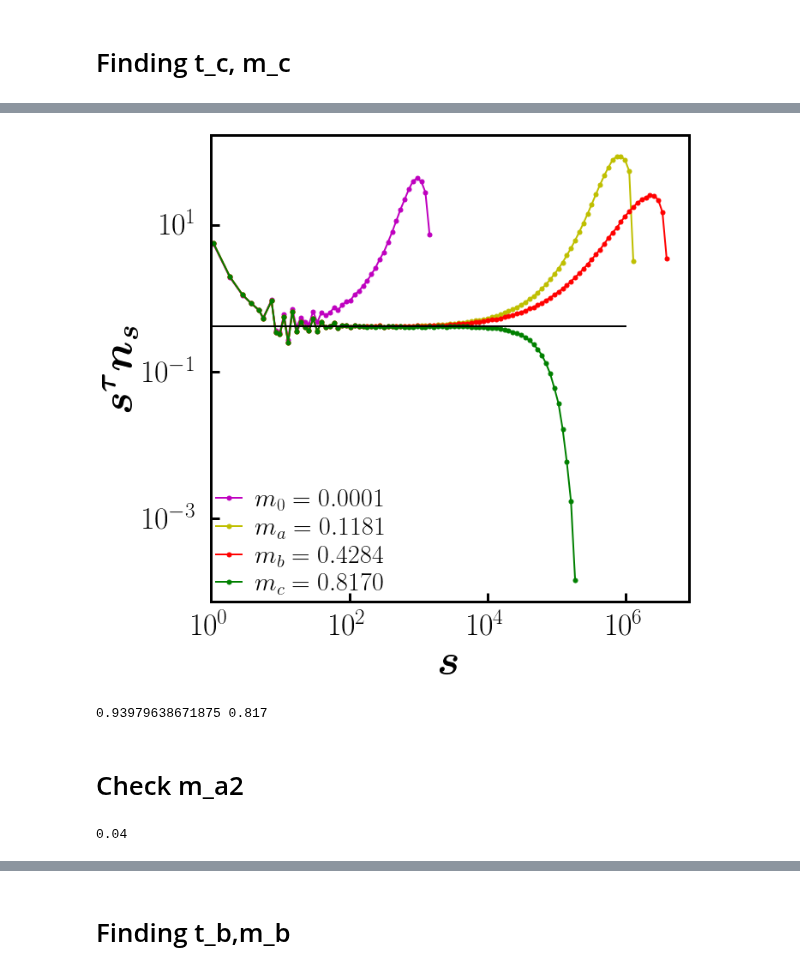
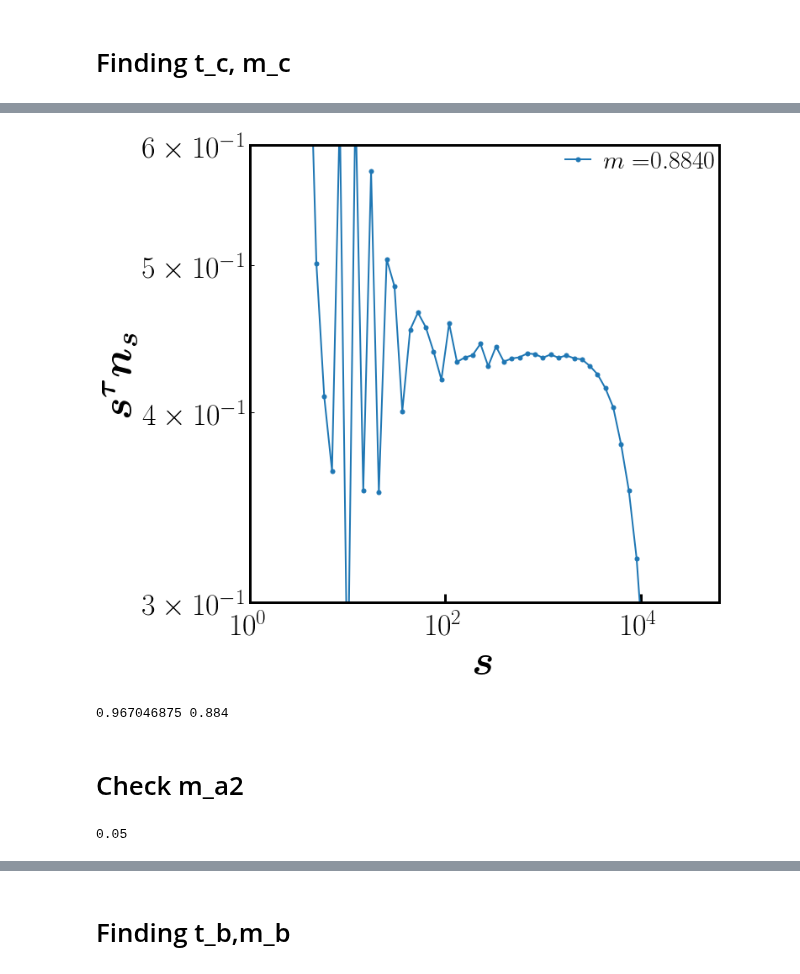
Before and after one commit to hoyunchoi/mBFW, a Jupyter notebook: src/characteristic_time.ipynb, the cells around one changed output, grey strips where cells are left out. Drawn from its saved outputs; the diff is of its cells as text; code cells hidden in the pictures.

```diff
--- a/src/characteristic_time.ipynb
+++ b/src/characteristic_time.ipynb
@@ -57,8 +54,8 @@ There is problem at reading ../data/clusterSizeDist/single/N1.0e+07,G0.5,E75000,
 fig, ax = plt.subplots()
 ax.set_rasterized(True)
 
-networkSize = 10240000
-acceptanceThreshold = 0.5
+networkSize = 1280000
+acceptanceThreshold = 0.4
 current = networkSize, acceptanceThreshold
 
 t, op = avgLinBin(time[networkSize], orderParameter[current])
@@ -66,6 +63,7 @@ ax.plot(t, op, 'b-')
 t_a2, m_a2, t_inflection, m_inflection = rd.get_ta_inflection(networkSize, orderParameter[current])
 a = m_inflection/(t_inflection-t_a2)
 ax.plot([t_a2, t_inflection + (1-m_inflection)/a], [0, 1], 'k-', linewidth=3)
+ax.plot(t_inflection, m_inflection, "ko", markersize=10)
 ax.plot([t_a2,t_a2], [0, m_a2], 'k--')
 ax.plot(t_a2, m_a2, 'yX', label=latex_string("(t_a, m_a)"))
 
@@ -91,14 +90,11 @@ print(t_a2,m_a2,t_inflection, m_inflection)
 # %% [markdown]
 # Finding t_c, m_c
 # %%
-networkSize = 10240000
-acceptanceThreshold = 0.5
+networkSize = 1280000
+acceptanceThreshold = 0.4
 current = networkSize, acceptanceThreshold
-m_a1 = points[current]["m_a1"]
-m_a2 = points[current]["m_a2"]
-m_b = points[current]["m_b"]
-m_c = points[current]["m_c"]
+m_a1, m_a2, m_b, m_c = points[current]["m_a1"], points[current]["m_a2"], points[current]["m_b"], points[current]["m_c"]
 
-print(", ".join('{:.4f}'.format(op) for op in clusterSizeDist_op[current]))
+print(", ".join('{:.6f}'.format(op) for op in clusterSizeDist_op[current]))
 print(m_a1, m_a2, m_b, m_c)
 # %% [output]
@@ -107,57 +103,63 @@ print(m_a1, m_a2, m_b, m_c)
 # %%
 fig, ax = plt.subplots()
 ax.set_rasterized(True)
 
-tau = 2.16
+tau = 2.13
 def plotCSD_tau(op, label=None, color=None):
-    csd, dist = distLogBin(*clusterSizeDist[current, op], delta_exponent=0.06)
+    csd, dist = distLogBin(*clusterSizeDist[current, op], delta_exponent=0.08)
     dist *= np.power(csd, tau)
-    label_name = label if label else latex_string("m=") + latex_float(op, 3)
+    label_name = label if label else latex_string("m=") + latex_float(op, 4)
     color_name = color if color else next(ax._get_lines.prop_cycler)['color']
     ax.plot(csd, dist, 'o-', label=label_name, markersize=5, linewidth=2, color=color_name)
 
-plotCSD_tau(0.0001, latex_string("m_0={:.4f}".format(m_a1)), color='m')
-plotCSD_tau(0.1200, latex_string("m_a={:.4f}".format(m_a2)), color='y')
-plotCSD_tau(0.4300, latex_string("m_b={:.4f}".format(m_b)), color='r')
-plotCSD_tau(0.8170, latex_string("m_c={:.4f}".format(m_c)), color='g')
+# m_c=0.827
+# plotCSD_tau(0.003594, latex_string("m_0={:.6f}".format(m_a1)), color='m')
+# plotCSD_tau(0.1100, latex_string("m_a={:.4f}".format(m_a2)), color='y')
+# plotCSD_tau(0.4400, latex_string("m_b={:.4f}".format(m_b)), color='r')
+# plotCSD_tau(m_c, latex_string("m_c={:.4f}".format(m_c)), color='g')
 
 
-y = 4.1e-1
-ax.plot([1,1e6], [y,y], 'k-', linewidth=2)
+# plotCSD_tau(0.883)
+plotCSD_tau(0.884)
+# plotCSD_tau(0.885)
+
+y = 4.35e-1
+# ax.plot([1,1e6], [y,y], 'k-', linewidth=2)
 
 ax.set_xscale('log')
 ax.set_yscale('log')
 ax.set_xlim(left=1)
 ax.set_xlabel(latex_bold_string("s"))
 ax.set_ylabel(latex_bold_string("s^\\tau n_s"))
-# ax.set_xlim([1, networkSize/20])
-# ax.set_ylim([3e-1,6e-1])
+ax.set_xlim([1, networkSize/20])
+ax.set_ylim([0.3, 0.6])
+# ax.set_ylim([0.1, 5])
 ax.legend(loc='best', borderpad=0.1, borderaxespad=0.1, fontsize=30)
 
 # fig.savefig("../data/mBFW/fig/csd_tau(N{:.1e},G{:.1f}).pdf".format(*current), bbox_inches = 'tight', pad_inches = 0.1, facecolor = 'w', dpi=100)
 fig.show()
 # %% [output]
-[figure, old version]
+[figure, new version]
 # %%
-points[current]["m_c"] = m_c = 0.817
+m_c=0.884
+points[current]["m_c"] = m_c
 points[current]["t_c"] = t_c = rd.op2t(orderParameter[current], m_c)/networkSize
 print(t_c, m_c)
-# with open("../data/mBFW/points/" + "N{:.1e},G{:.1f}".format(*current) + ".txt", 'a') as file:
-#     file.write("t_c: " + str(t_c) + "\n")
-#     file.write("m_c: " + str(m_c) + "\n")
+with open("../data/points/" + "N{:.1e},G{:.1f}".format(*current) + ".txt", 'a') as file:
+    file.write("t_c: " + str(t_c) + "\n")
+    file.write("m_c: " + str(m_c) + "\n")
 # %% [output]
-0.93979638671875 0.817
+0.967046875 0.884
 # %% [markdown]
 # Check m_a2
 # %%
-networkSize = 10240000
-acceptanceThreshold = 0.5
+networkSize = 1280000
+acceptanceThreshold = 0.4
 current = networkSize, acceptanceThreshold
-tau = 2.16
 char_size = {}
 char_dist = {}
 for op in clusterSizeDist_op[current]:
-    csd, dist = distLogBin(*clusterSizeDist[current, op], delta_exponent=0.08)
+    csd, dist = distLogBin(*clusterSizeDist[current, op], delta_exponent=0.07)
     dist *= np.power(csd, tau)
     start, window = 20,4
     try:
@@ -177,7 +179,7 @@ for op in clusterSizeDist_op[current]:
 print(max(char_dist, key=char_dist.get))
 tList = rd.opList2tList(orderParameter[current], clusterSizeDist_op[current])/networkSize
 # %% [output]
-0.04
+0.05
 # %%
 fig, ax = plt.subplots()
 ax.set_rasterized(True)
```
Also changed, not shown: parts of 22 cells of this notebook, 2 other files.
